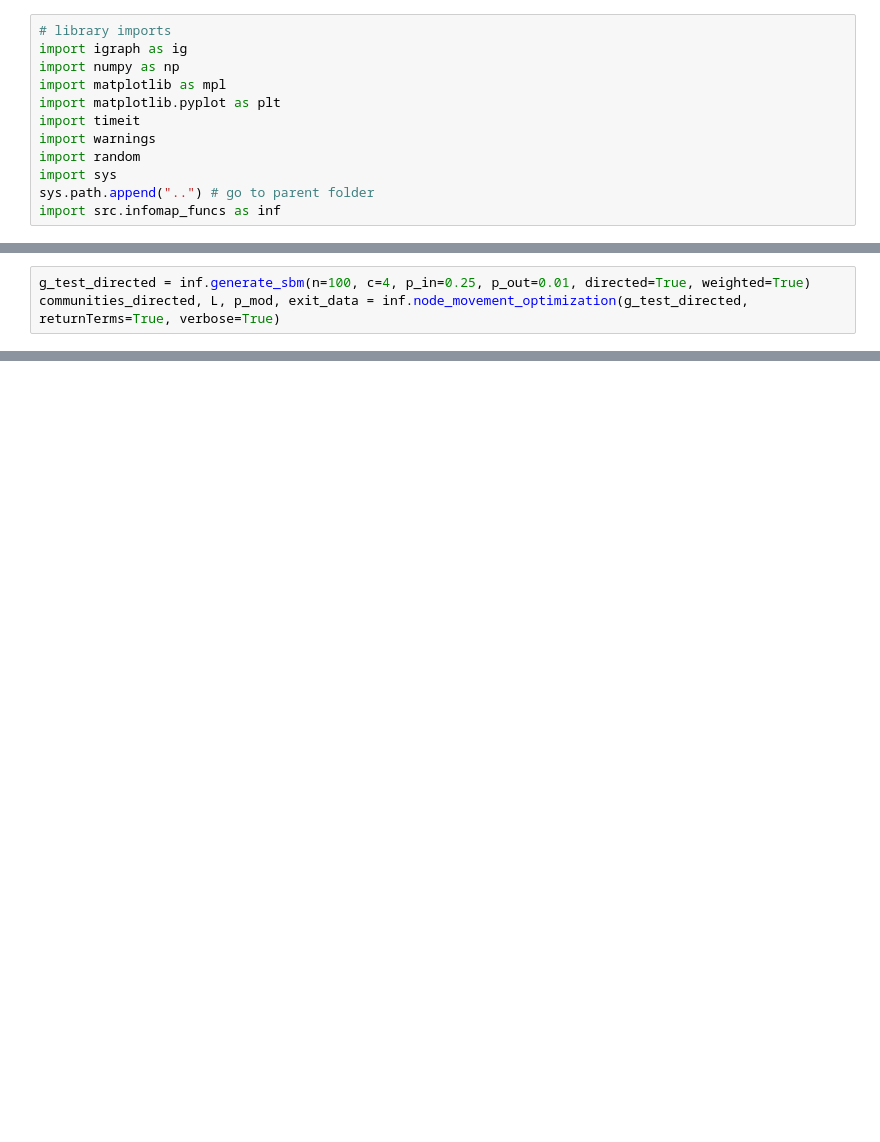
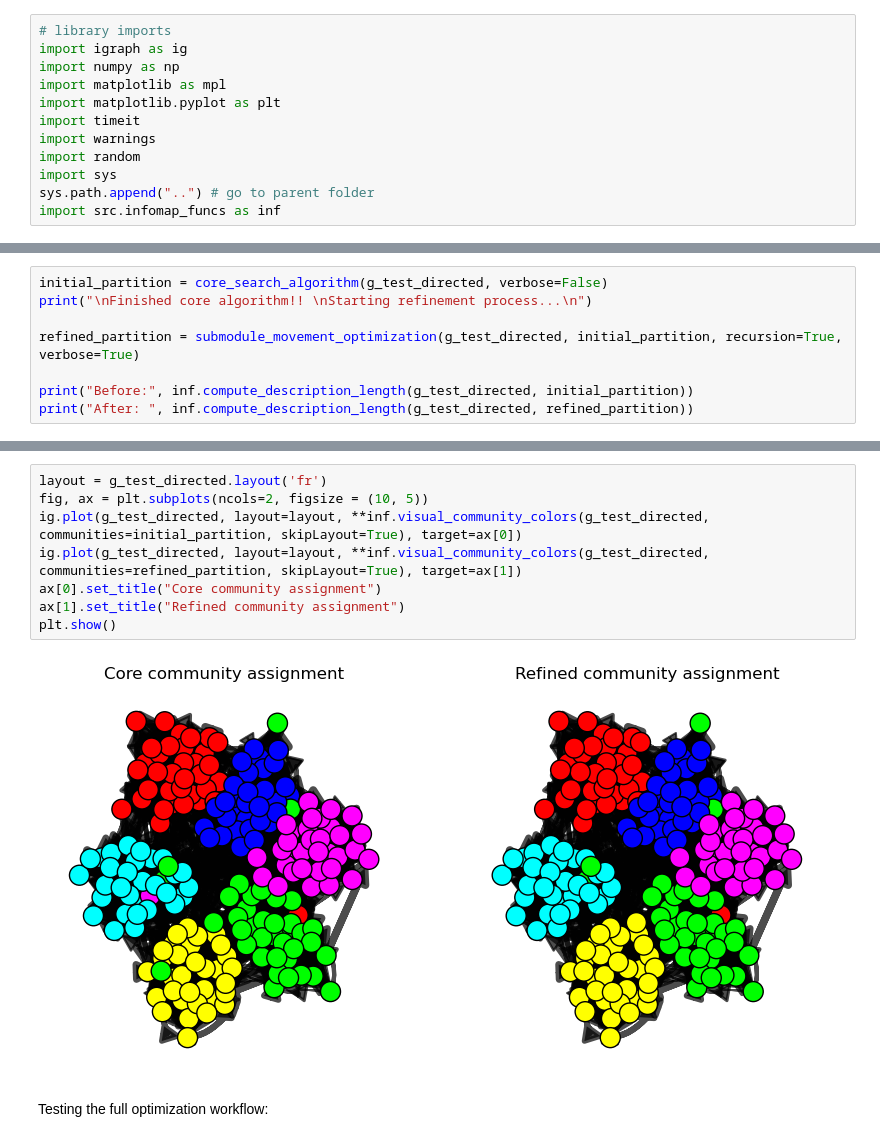
Before and after one commit to lm-schulze/ITI_project, a Jupyter notebook: notebooks/I_hate_recursion.ipynb, the cells around one changed output, grey strips where cells are left out. Drawn from its saved outputs; the diff is of its cells as text; blank space fills up the shorter version.

Commit message:
✨ Finished recursive submodule refinement

```diff
--- a/notebooks/I_hate_recursion.ipynb
+++ b/notebooks/I_hate_recursion.ipynb
@@ -44,3 +333,0 @@ plt.show()
-# %%
-g_test_directed = inf.generate_sbm(n=100, c=4, p_in=0.25, p_out=0.01, directed=True, weighted=True)
-communities_directed, L, p_mod, exit_data = inf.node_movement_optimization(g_test_directed, returnTerms=True, verbose=True)
@@ -449,0 +421,8 @@ Adjusted Rand Index: 0.6028
+# %%
+initial_partition = core_search_algorithm(g_test_directed, verbose=False)
+print("\nFinished core algorithm!! \nStarting refinement process...\n")
+
+refined_partition = submodule_movement_optimization(g_test_directed, initial_partition, recursion=True, verbose=True)
+
+print("Before:", inf.compute_description_length(g_test_directed, initial_partition))
+print("After: ", inf.compute_description_length(g_test_directed, refined_partition))
@@ -449,0 +447,12 @@ Adjusted Rand Index: 0.6028
+# %%
+layout = g_test_directed.layout('fr')
+fig, ax = plt.subplots(ncols=2, figsize = (10, 5))
+ig.plot(g_test_directed, layout=layout, **inf.visual_community_colors(g_test_directed, communities=initial_partition, skipLayout=True), target=ax[0])
+ig.plot(g_test_directed, layout=layout, **inf.visual_community_colors(g_test_directed, communities=refined_partition, skipLayout=True), target=ax[1])
+ax[0].set_title("Core community assignment")
+ax[1].set_title("Refined community assignment")
+plt.show()
+# %% [output]
+[figure, added]
+# %% [markdown]
+Testing the full optimization workflow:
```
Also changed, not shown: parts of 25 cells of this notebook.
